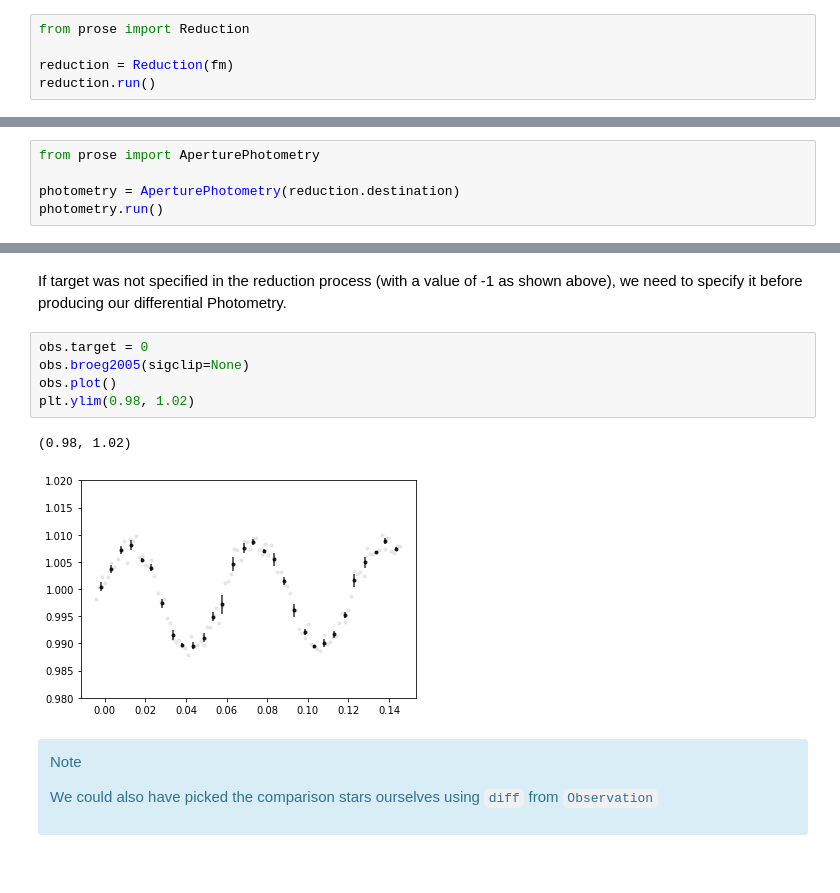
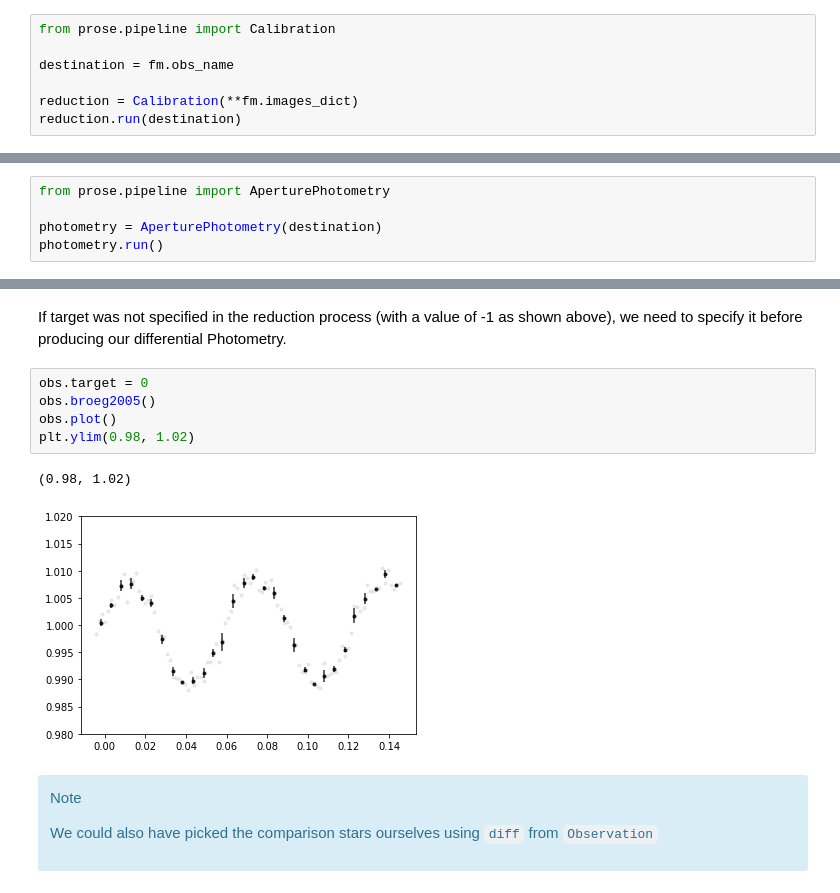
Before and after one commit to jpdeleon/prose2, a Jupyter notebook: docs/source/notebooks/reduction.ipynb, the cells around one changed output, grey strips where cells are left out. Saved outputs shown, nothing was run; the diff lists cells and outputs as text.

Commit message:
Reduction to Calibration, pipeline folder

```diff
--- a/docs/source/notebooks/reduction.ipynb
+++ b/docs/source/notebooks/reduction.ipynb
@@ -78,9 +78,11 @@ We have 80 images of the *prose* target together with some calibration files. Mo
 
 *prose* provides basic pipelines for reduction and photometry. Using these, the `Reduction` is simply
 # %%
-from prose import Reduction
+from prose.pipeline import Calibration
 
-reduction = Reduction(fm)
-reduction.run()
+destination = fm.obs_name
+
+reduction = Calibration(**fm.images_dict)
+reduction.run(destination)
 # %% [markdown]
 The previously set telescope has been recognized and a `A_20210128_prose_a` folder has been created in which we can now run the `AperturePhotometry`.
@@ -87,7 +97,7 @@ The previously set telescope has been recognized and a `A_20210128_prose_a` fold
 # %%
-from prose import AperturePhotometry
+from prose.pipeline import AperturePhotometry
 
-photometry = AperturePhotometry(reduction.destination)
+photometry = AperturePhotometry(destination)
 photometry.run()
 # %% [output]
 INFO detected stars: 19
@@ -142,12 +152,12 @@ More details on the structure of these data products (and the representation abo
 If target was not specified in the reduction process (with a value of -1 as shown above), we need to specify it before producing our differential Photometry.
 # %%
 obs.target = 0
-obs.broeg2005(sigclip=None)
+obs.broeg2005()
 obs.plot()
 plt.ylim(0.98, 1.02)
 # %% [output]
 (0.98, 1.02)
-[figure, old version]
+[figure, new version]
 # %% [markdown]
 <div class="alert alert-info">
 
```
Also changed, not shown: parts of 7 cells of this notebook, 9 other files.
